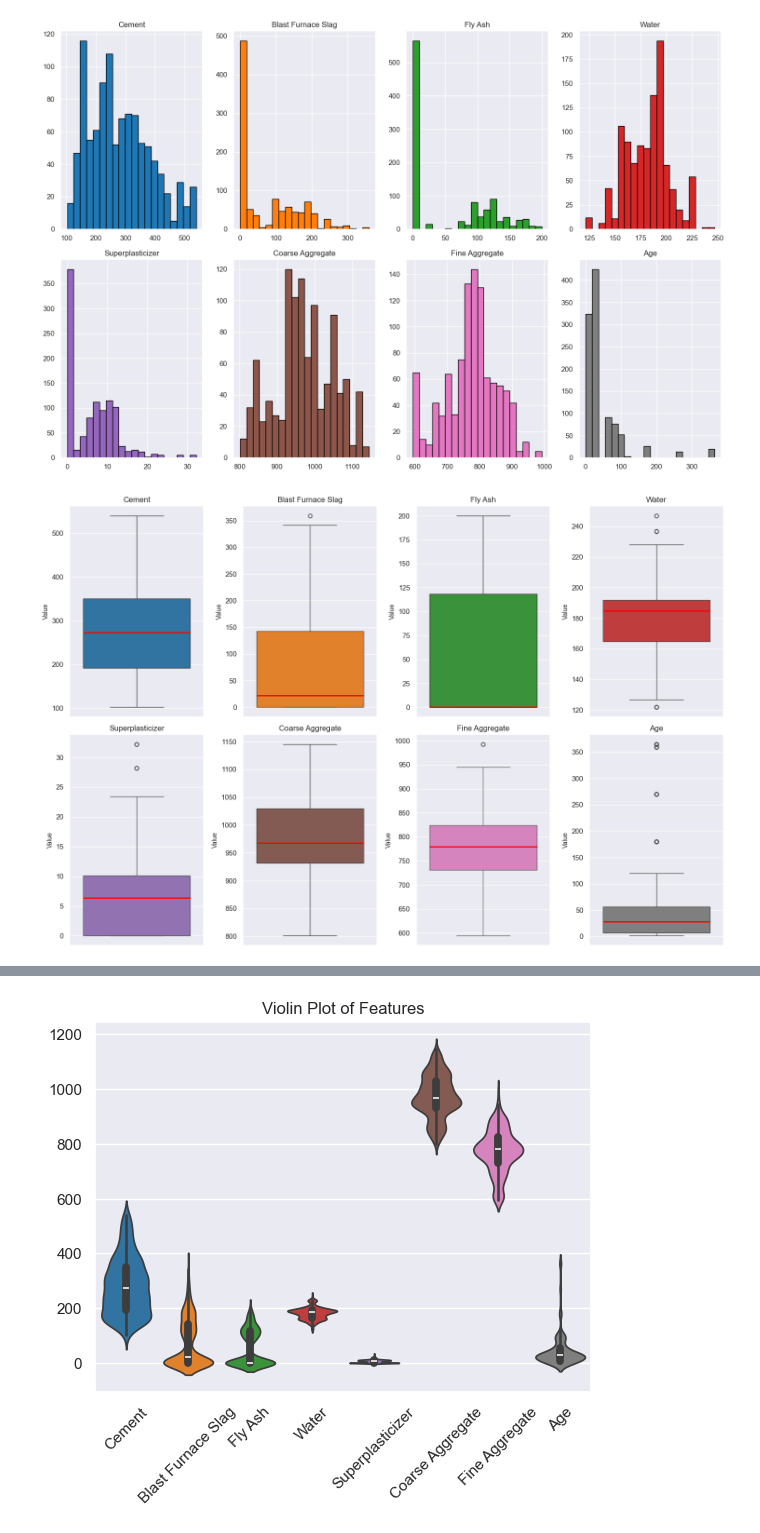
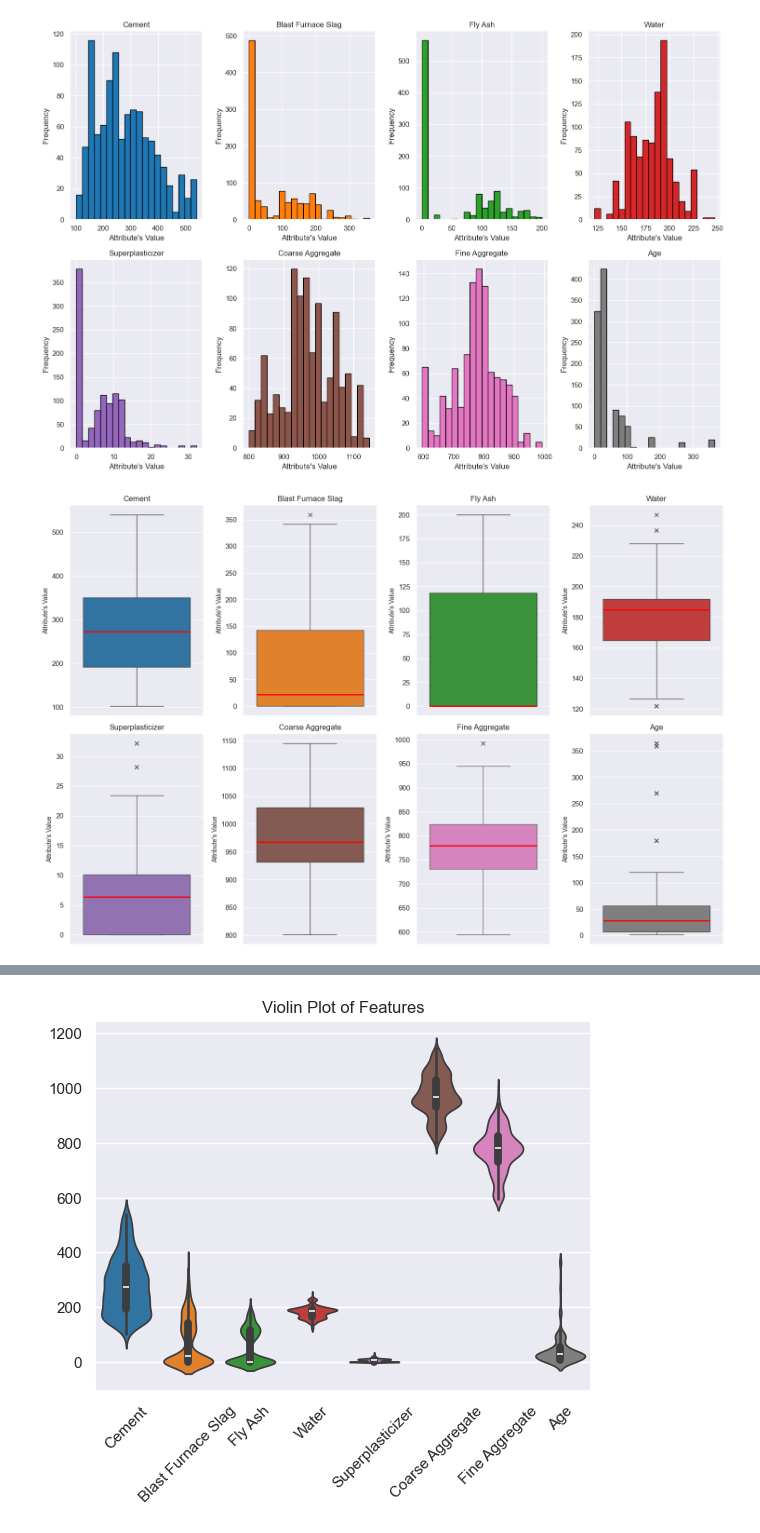
Before and after one commit to chrisd314/02452_Machine_Learning_Project_Fall_2025, a Jupyter notebook: ML Assignment 1.ipynb, the cells around one changed output, grey strips where cells are left out. Saved outputs shown, nothing was run; the diff lists cells and outputs as text; code cells hidden in the pictures.

```diff
--- a/ML Assignment 1.ipynb
+++ b/ML Assignment 1.ipynb
@@ -2,13 +2,13 @@
 import numpy as np
 import pandas as pd
 from scipy.io import loadmat
-
 import seaborn as sns
 import matplotlib.pyplot as plt
-
 from sklearn.decomposition import PCA
+from sklearn.preprocessing import StandardScaler
 
 # Plotting style
+sns.set_style("dark")
 sns.set_style('darkgrid')
 sns.set_theme(font_scale=1.)
 # %%
@@ -36,39 +89,46 @@ X.head()
 # %%
-# pick 8 distinct colors for each feature
+# # # HISTOGRAMS # # #
+
+# Assign each attribute to a specific color
 colors = [
     "tab:blue", "tab:orange", "tab:green", "tab:red",
     "tab:purple", "tab:brown", "tab:pink", "tab:gray"
 ]
 
 fig, ax = plt.subplots(2, 4, figsize=(15, 10))
 ax = ax.ravel()
 
-for i in range(8):  # the first 8 columns (all features)
+# Take the first 8 columns (all features)
+for i in range(8):
     ax[i].hist(X.iloc[:, i], bins=20, color=colors[i], edgecolor="black")
     ax[i].set_title(X.columns[i])
+    ax[i].set_xlabel("Attribute's Value")
+    ax[i].set_ylabel("Frequency")
 
 plt.tight_layout()
 plt.show()
 # %% [output]
-[figure, old version]
+[figure, new version]
 # %%
-# Boxplots
+# # # BOXPLOTS # # #
+
 fig, ax = plt.subplots(2, 4, figsize=(15, 10))
 ax = ax.ravel()
 
-for i in range(8):  # the first 8 columns
+# Take the first 8 columns/features
+for i in range(8):
     sns.boxplot(
         y=X.iloc[:, i],
         ax=ax[i],
         color=colors[i],
-        medianprops=dict(color='red', linewidth=2)  # set median line to red
+    medianprops=dict(color="red", linewidth=2), # Median line is set to red color
+    flierprops=dict(marker="x", color="black", alpha=0.8)  # Outliers
     )
     ax[i].set_title(X.columns[i], fontsize=12)
-    ax[i].set_xlabel("")  # optional, remove x-axis label
-    ax[i].set_ylabel("Value", fontsize=10)
-
+    ax[i].set_xlabel("")
+    ax[i].set_ylabel("Attribute's Value", fontsize=10)
 
 plt.tight_layout()
 plt.show()
 # %% [output]
-[figure, old version]
+[figure, new version]
```
Also changed, not shown: parts of 16 cells of this notebook.
